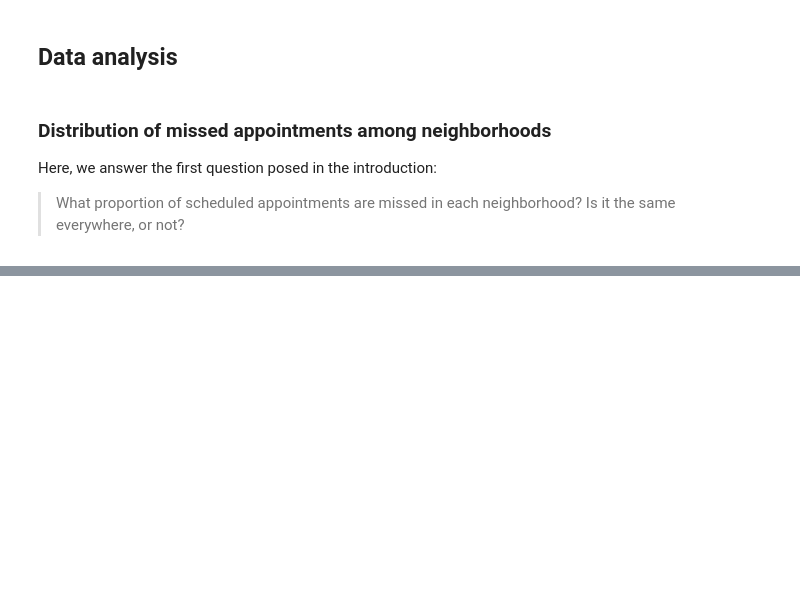
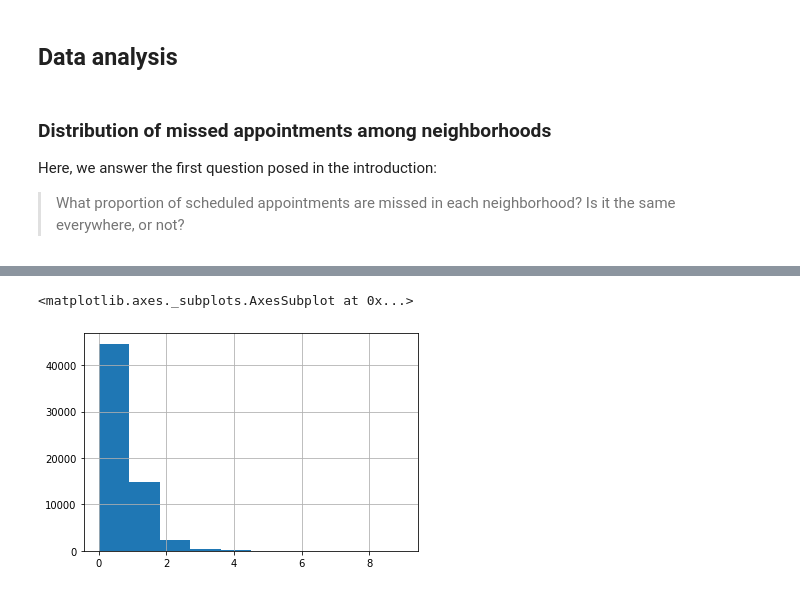
Before and after one commit to mhadjiantonis/missed_doc_apptmnts, a Jupyter notebook: missed_doc_apptmnt.ipynb, the cells around one changed output, grey strips where cells are left out. Drawn from its saved outputs; the diff is of its cells as text; code cells hidden in the pictures; blank space fills up the shorter version.

```diff
--- a/missed_doc_apptmnt.ipynb
+++ b/missed_doc_apptmnt.ipynb
@@ -306,0 +311,5 @@ plt.grid();
+# %%
+df_doc_apps.groupby('patient_id').sum().no_show.hist()
+# %% [output]
+<matplotlib.axes._subplots.AxesSubplot at 0x...>
+[figure, added]
```
Also changed, not shown: parts of 9 cells of this notebook.
